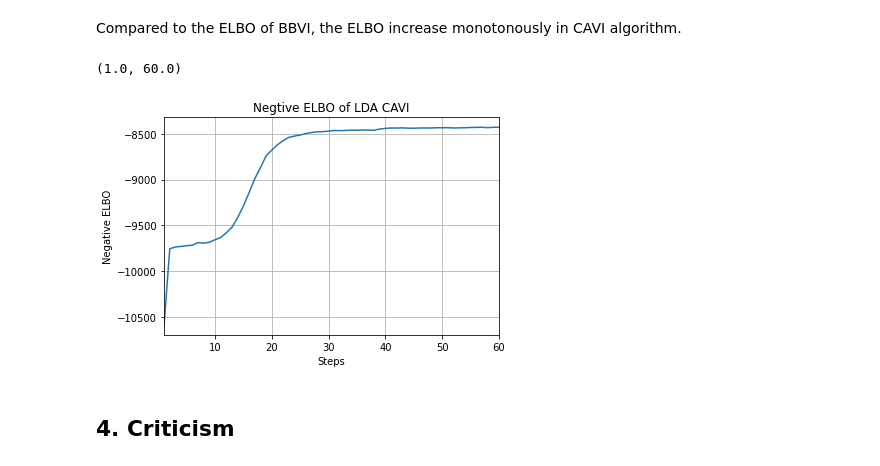
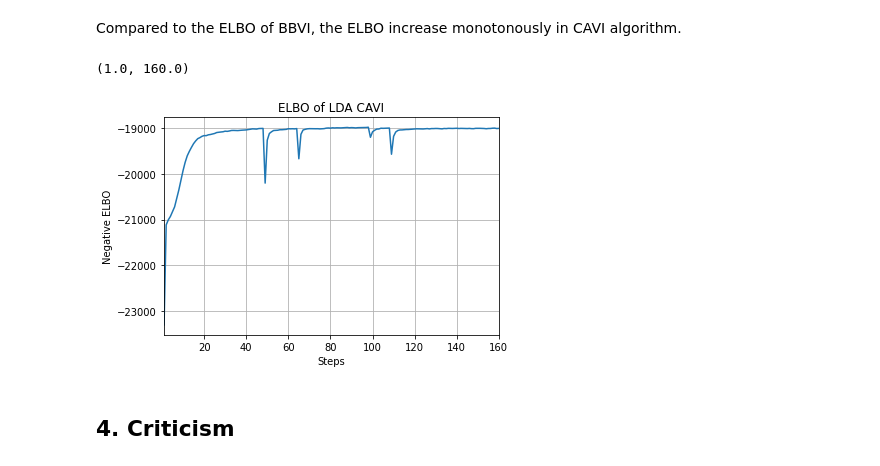
Before and after one commit to TheShiya/lda-topic-modeling-with-pyro, a Jupyter notebook: COMS6998-Final-Report.ipynb, the cells around one changed output. Saved outputs shown, nothing was run; the diff lists cells and outputs as text; code cells hidden in the pictures.

```diff
--- a/COMS6998-Final-Report.ipynb
+++ b/COMS6998-Final-Report.ipynb
@@ -203,15 +206,15 @@ Compared to the ELBO of BBVI, the ELBO increase monotonously in CAVI algorithm.
 # %%
 plt.plot(np.linspace(1, len(cavi_obj.trace_elbo),
                      len(cavi_obj.trace_elbo)),
          cavi_obj.trace_elbo)
-plt.title("Negtive ELBO of LDA CAVI")
+plt.title("ELBO of LDA CAVI")
 plt.xlabel("Steps")
 plt.ylabel("Negative ELBO")
 plt.grid()
 plt.xlim((1, len(cavi_obj.trace_elbo)))
 # %% [output]
-(1.0, 60.0)
+(1.0, 160.0)
-[figure, old version]
+[figure, new version]
 # %% [markdown]
 ## 4. Criticism
 # %% [markdown]
```
Also changed, not shown: parts of 7 cells of this notebook.
